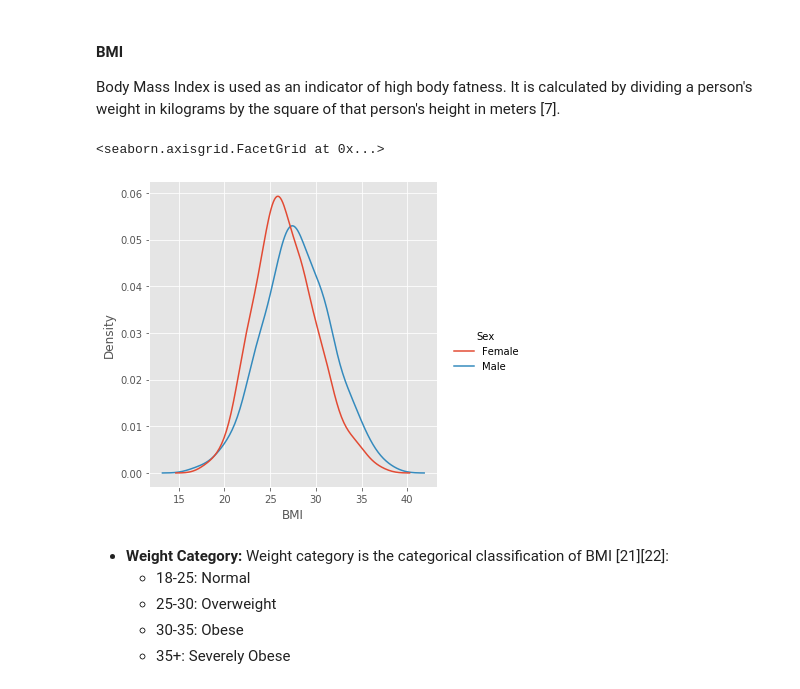
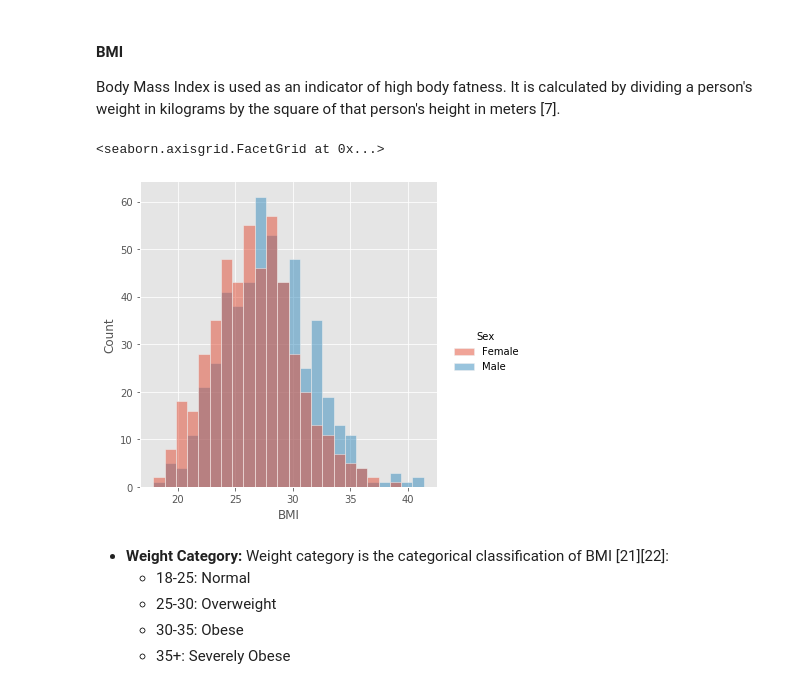
Before and after one commit to shaner1/ProgDA_Project_20, a Jupyter notebook: ProgDA_Project_2020.ipynb, the cells around one changed output. Saved outputs shown, nothing was run; the diff lists cells and outputs as text; code cells hidden in the pictures.

```diff
--- a/ProgDA_Project_2020.ipynb
+++ b/ProgDA_Project_2020.ipynb
@@ -153,13 +169,14 @@ sns.displot(df, x = "Weight", hue="Sex", discrete=True, multiple="dodge")
 #### BMI
 Body Mass Index is used as an indicator of high body fatness. It is calculated by dividing a person's weight in kilograms by the square of that person's height in meters [7].
 # %%
+# create a BMI parameter according to height and weight
 df['BMI'] = round(df['Weight']/(((df['Height'])/100)**2),2)
 
-sns.displot(df, x = "BMI", hue="Sex", kind="kde")
+sns.displot(df, x = "BMI", hue="Sex")
 # talk about bias toward overweight in data which is a reflection of ireland
 # %% [output]
 <seaborn.axisgrid.FacetGrid at 0x...>
-[figure, old version]
+[figure, new version]
 # %% [markdown]
 - <b>Weight Category:</b> Weight category is the categorical classification of BMI [21][22]:
     - 18-25:	Normal
```
Also changed, not shown: parts of 21 cells of this notebook.
